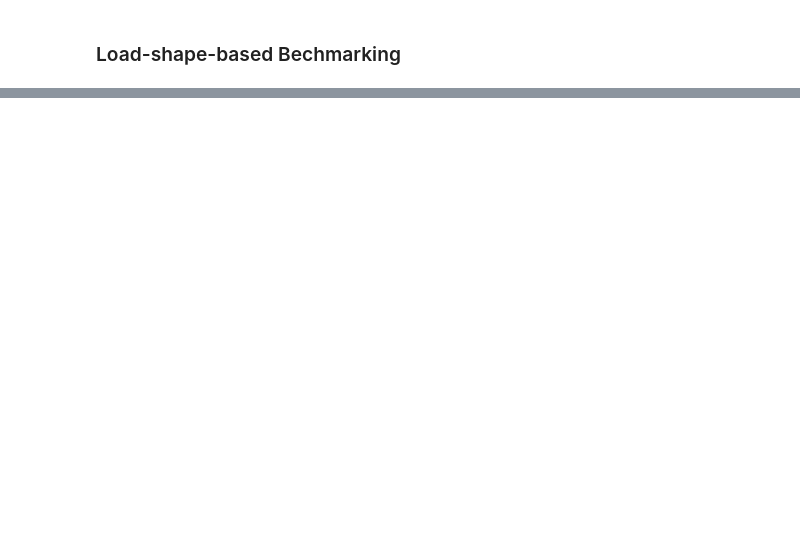
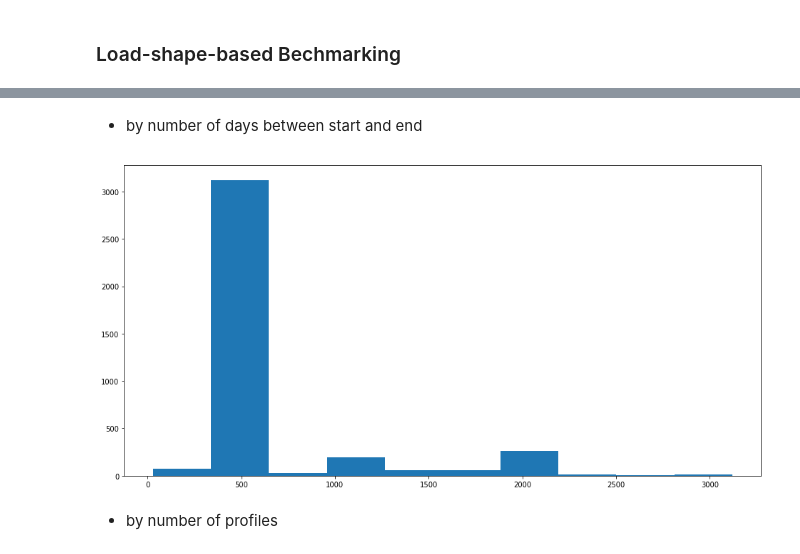
Before and after one commit to intelligent-environments-lab/ProfileClustering, a Jupyter notebook: Clustering Analysis/Benchmarking Plots.ipynb, the cells around one changed output, grey strips where cells are left out. Saved outputs shown, nothing was run; the diff lists cells and outputs as text; code cells hidden in the pictures; blank space fills up the shorter version.

```diff
--- a/Clustering Analysis/Benchmarking Plots.ipynb
+++ b/Clustering Analysis/Benchmarking Plots.ipynb
@@ -258,0 +460,2 @@ for field in fields:
+# %%
+profiles = pd.read_csv('profiles.csv')
@@ -258,0 +466,21 @@ for field in fields:
+# %%
+grouped_profiles = profiles.groupby(['Dataset', 'Building'])
+# %% [markdown]
+* by number of days between start and end
+# %%
+building_date_range_list = []
+
+count = 0
+for (d, b), df in grouped_profiles:
+    dates_series = pd.to_datetime(df['Date'])
+    diff = dates_series.max() - dates_series.min()
+    building_date_range_list.append(diff.days)
+# %%
+plt.figure(figsize=(16, 8))
+plt.hist(building_date_range_list)
+plt.show()
+plt.close()
+# %% [output]
+[figure, added]
+# %% [markdown]
+* by number of profiles
```
Also changed, not shown: parts of 62 cells of this notebook, 2 other files.
